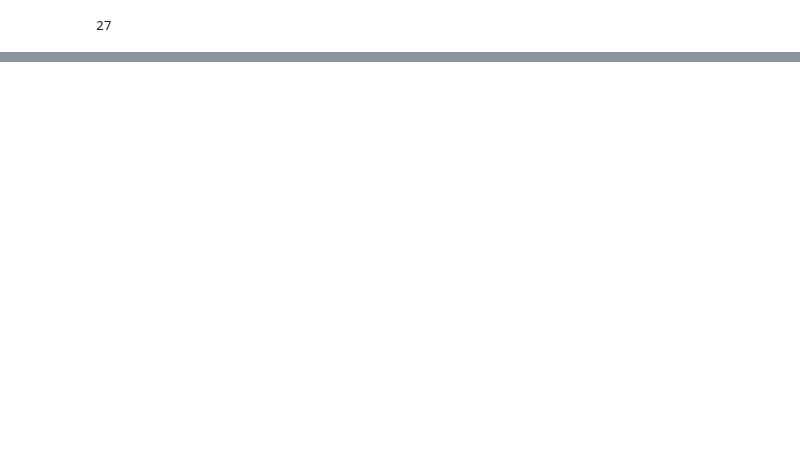
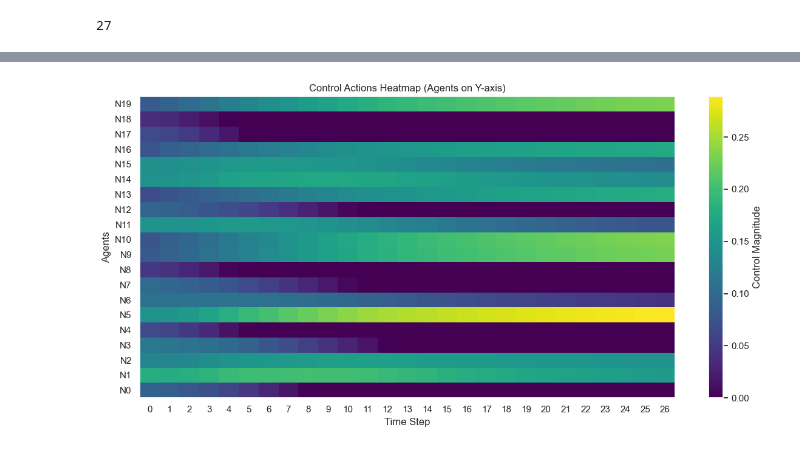
Before and after one commit to mariusdgm/phd-rl-algos, a Jupyter notebook: dqn/opinion_dynamics/experiments/agent_eval.ipynb, the cells around one changed output, grey strips where cells are left out. Cells and saved outputs as stored; diff of their text form; code cells hidden in the pictures; blank space fills up the shorter version.

```diff
--- a/dqn/opinion_dynamics/experiments/agent_eval.ipynb
+++ b/dqn/opinion_dynamics/experiments/agent_eval.ipynb
@@ -158,3 +149,7 @@ array([2.       , 2.       , 1.9999999, 2.0000002, 1.9999998, 1.9999999,
+# %%
+plot_action_heatmap(actions)
+# %% [output]
+[figure, added]
 # %%
 gamma = 0.9
 total_value = 0
```
Also changed, not shown: parts of 6 cells of this notebook, 11 other files.
